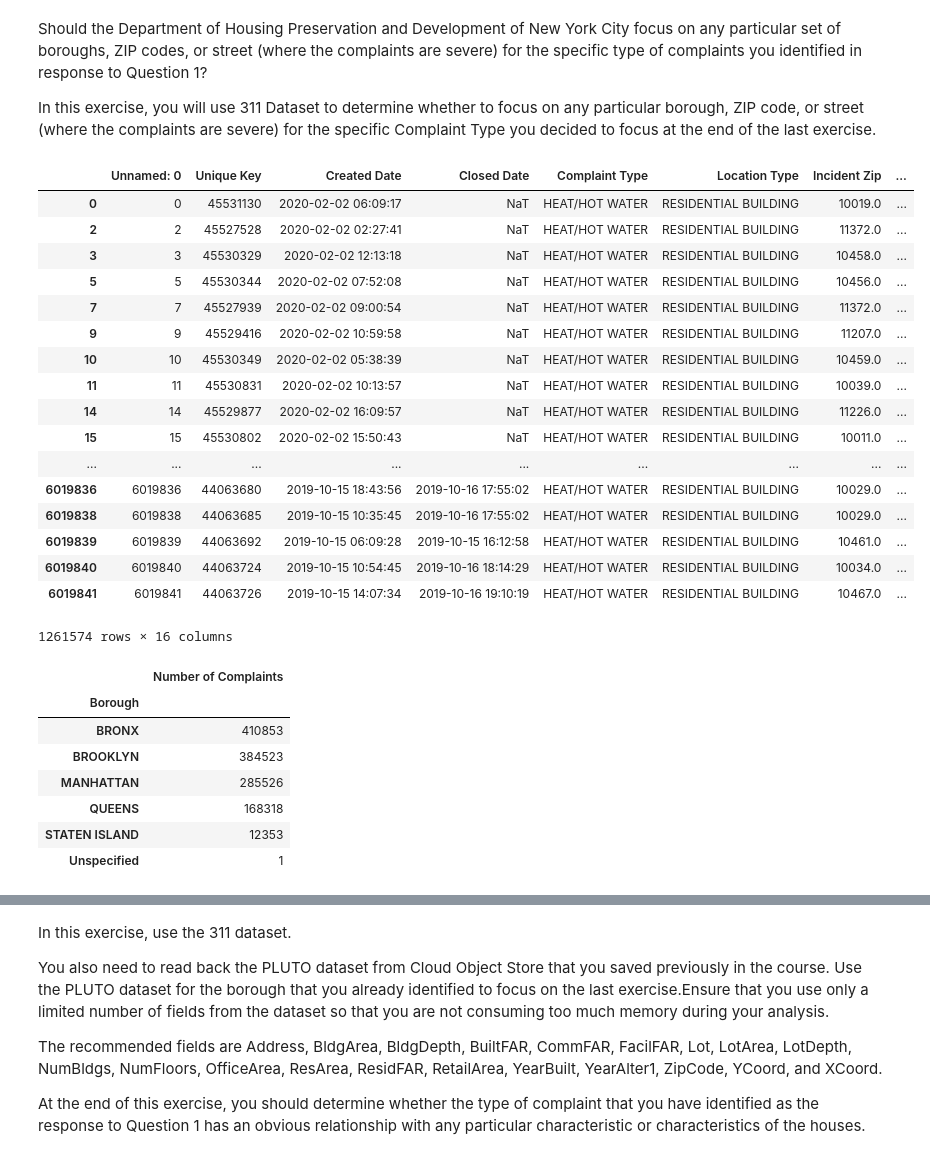
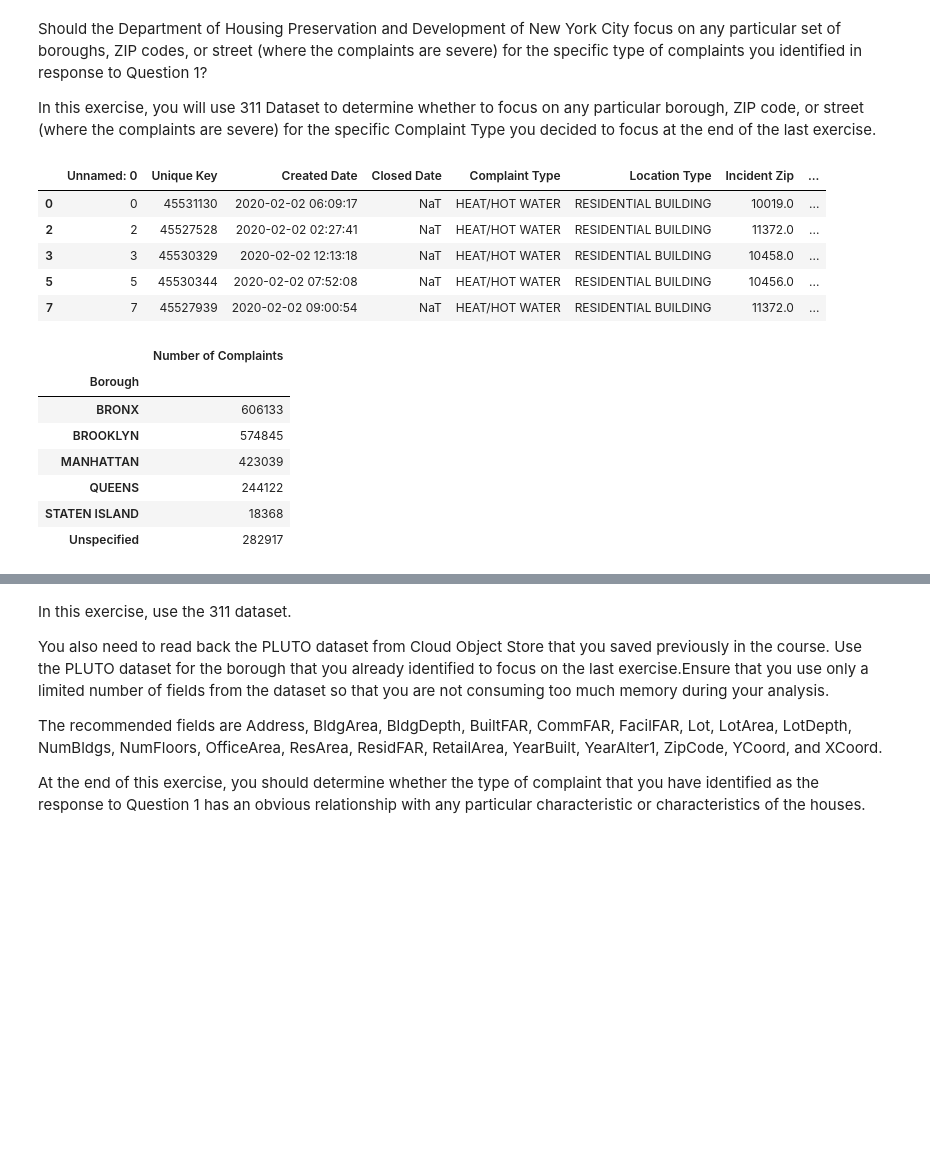
Before and after one commit to yaulin/ibm_ds_capstone, a Jupyter notebook: notebook1.ipynb, the cells around one changed output, grey strips where cells are left out. Saved outputs shown, nothing was run; the diff lists cells and outputs as text; code cells hidden in the pictures; blank space fills up the shorter version.

```diff
--- a/notebook1.ipynb
+++ b/notebook1.ipynb
@@ -329,6 +329,7 @@ df_NYC311['Complaint Type']=df_NYC311['Complaint Type'].replace(['PAINT - PLASTE
 df_NYC311['Complaint Type']=df_NYC311['Complaint Type'].replace(['Plumbing'],'PLUMBING')
 df_NYC311['Complaint Type']=df_NYC311['Complaint Type'].replace(['Safety'],'SAFETY')
 df_NYC311['Complaint Type']=df_NYC311['Complaint Type'].replace(['Unsanitary Condition'],'UNSANITARY CONDITION')
+df_NYC311['Complaint Type']=df_NYC311['Complaint Type'].replace(['HEATING'],'HEAT/HOT WATER')
 # %% [markdown]
 Using 80,000 as a threshold, what complaint type(s) do you recommend the Department of Housing Preservation and Development of New York City address first? Select all that apply.
 # %%
@@ -625,26 +534,14 @@ Should the Department of Housing Preservation and Development of New York City f
 In this exercise, you will use 311 Dataset to determine whether to focus on any particular borough, ZIP code, or street (where the complaints are severe) for the specific Complaint Type you decided to focus at the end of the last exercise.
 # %%
 df_NYC311_01=df_NYC311[df_NYC311['Complaint Type']=='HEAT/HOT WATER']
-df_NYC311_01
+df_NYC311_01.head()
 # %% [output]
 |  | Unnamed: 0 | Unique Key | Created Date | Closed Date | Complaint Type | Location Type | Incident Zip | ... |
 | 0 | 0 | 45531130 | 2020-02-02 06:09:17 | NaT | HEAT/HOT WATER | RESIDENTIAL BUILDING | 10019.0 | ... |
 | 2 | 2 | 45527528 | 2020-02-02 02:27:41 | NaT | HEAT/HOT WATER | RESIDENTIAL BUILDING | 11372.0 | ... |
 | 3 | 3 | 45530329 | 2020-02-02 12:13:18 | NaT | HEAT/HOT WATER | RESIDENTIAL BUILDING | 10458.0 | ... |
 | 5 | 5 | 45530344 | 2020-02-02 07:52:08 | NaT | HEAT/HOT WATER | RESIDENTIAL BUILDING | 10456.0 | ... |
 | 7 | 7 | 45527939 | 2020-02-02 09:00:54 | NaT | HEAT/HOT WATER | RESIDENTIAL BUILDING | 11372.0 | ... |
-| 9 | 9 | 45529416 | 2020-02-02 10:59:58 | NaT | HEAT/HOT WATER | RESIDENTIAL BUILDING | 11207.0 | ... |
-| 10 | 10 | 45530349 | 2020-02-02 05:38:39 | NaT | HEAT/HOT WATER | RESIDENTIAL BUILDING | 10459.0 | ... |
-| 11 | 11 | 45530831 | 2020-02-02 10:13:57 | NaT | HEAT/HOT WATER | RESIDENTIAL BUILDING | 10039.0 | ... |
-| 14 | 14 | 45529877 | 2020-02-02 16:09:57 | NaT | HEAT/HOT WATER | RESIDENTIAL BUILDING | 11226.0 | ... |
-| 15 | 15 | 45530802 | 2020-02-02 15:50:43 | NaT | HEAT/HOT WATER | RESIDENTIAL BUILDING | 10011.0 | ... |
-| ... | ... | ... | ... | ... | ... | ... | ... | ... |
-| 6019836 | 6019836 | 44063680 | 2019-10-15 18:43:56 | 2019-10-16 17:55:02 | HEAT/HOT WATER | RESIDENTIAL BUILDING | 10029.0 | ... |
-| 6019838 | 6019838 | 44063685 | 2019-10-15 10:35:45 | 2019-10-16 17:55:02 | HEAT/HOT WATER | RESIDENTIAL BUILDING | 10029.0 | ... |
-| 6019839 | 6019839 | 44063692 | 2019-10-15 06:09:28 | 2019-10-15 16:12:58 | HEAT/HOT WATER | RESIDENTIAL BUILDING | 10461.0 | ... |
-| 6019840 | 6019840 | 44063724 | 2019-10-15 10:54:45 | 2019-10-16 18:14:29 | HEAT/HOT WATER | RESIDENTIAL BUILDING | 10034.0 | ... |
-| 6019841 | 6019841 | 44063726 | 2019-10-15 14:07:34 | 2019-10-16 19:10:19 | HEAT/HOT WATER | RESIDENTIAL BUILDING | 10467.0 | ... |
-1261574 rows × 16 columns
 # %%
 grouped3=df_NYC311_01[['Unique Key','Borough']].groupby(by='Borough').count()
 grouped3.rename(columns={'Unique Key':'Number of Complaints'}, inplace=True)
@@ -652,12 +549,12 @@ grouped3
 # %% [output]
 |  | Number of Complaints |
 | Borough |  |
-| BRONX | 410853 |
-| BROOKLYN | 384523 |
-| MANHATTAN | 285526 |
-| QUEENS | 168318 |
-| STATEN ISLAND | 12353 |
-| Unspecified | 1 |
+| BRONX | 606133 |
+| BROOKLYN | 574845 |
+| MANHATTAN | 423039 |
+| QUEENS | 244122 |
+| STATEN ISLAND | 18368 |
+| Unspecified | 282917 |
 # %%
 grouped4=df_NYC311_01[['Unique Key','Incident Zip']].groupby(by='Incident Zip').count()
 grouped4.rename(columns={'Unique Key':'Number of Complaints'}, inplace=True)
```
Also changed, not shown: parts of 60 cells of this notebook.
